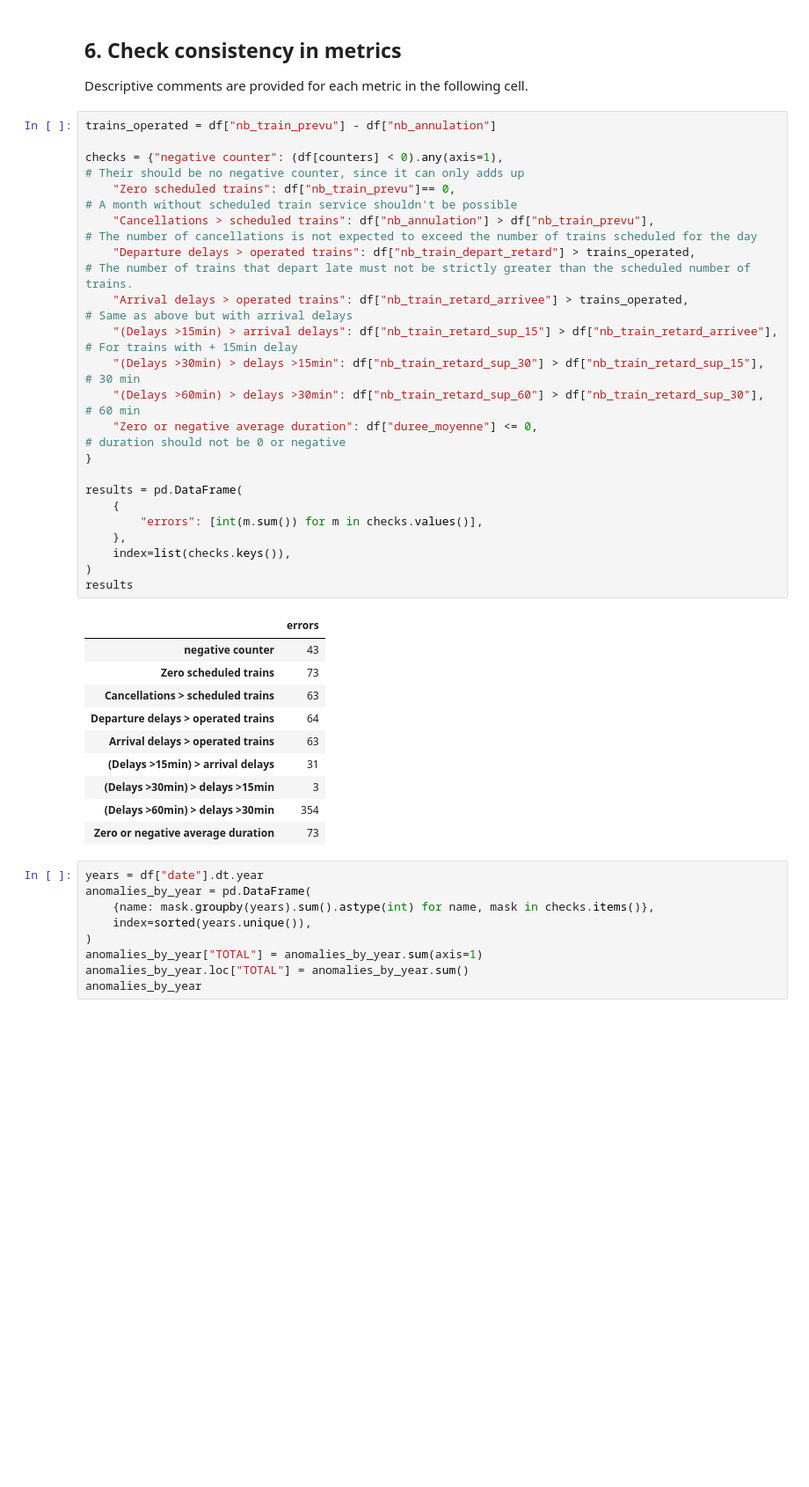
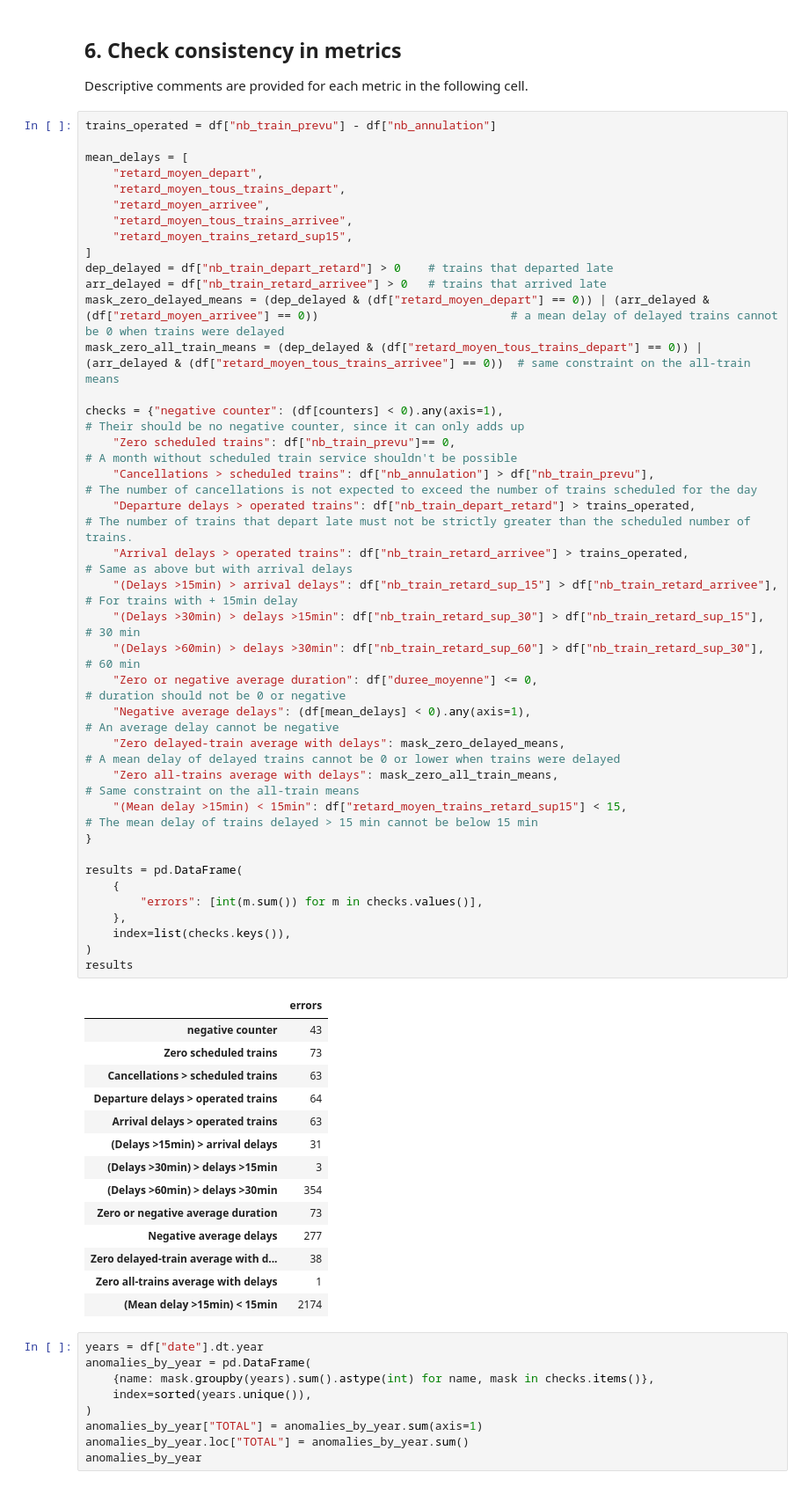
Before and after one commit to FaureArm/IA700_Project, a Jupyter notebook: notebooks/EDA.ipynb, the cells around one changed output. Shown at 88% size. Cells and saved outputs as stored; diff of their text form; blank space fills up the shorter version.

Commit message:
Average delay EDA

```diff
--- a/notebooks/EDA.ipynb
+++ b/notebooks/EDA.ipynb
@@ -271,36 +267,56 @@ Duplicates on date + route: 0
 Descriptive comments are provided for each metric in the following cell.
 # %%
 trains_operated = df["nb_train_prevu"] - df["nb_annulation"]
+
+mean_delays = [
+    "retard_moyen_depart",
+    "retard_moyen_tous_trains_depart",
+    "retard_moyen_arrivee",
+    "retard_moyen_tous_trains_arrivee",
+    "retard_moyen_trains_retard_sup15",
+]
+dep_delayed = df["nb_train_depart_retard"] > 0    # trains that departed late
+arr_delayed = df["nb_train_retard_arrivee"] > 0   # trains that arrived late
+mask_zero_delayed_means = (dep_delayed & (df["retard_moyen_depart"] == 0)) | (arr_delayed & (df["retard_moyen_arrivee"] == 0))                            # a mean delay of delayed trains cannot be 0 when trains were delayed
+mask_zero_all_train_means = (dep_delayed & (df["retard_moyen_tous_trains_depart"] == 0)) | (arr_delayed & (df["retard_moyen_tous_trains_arrivee"] == 0))  # same constraint on the all-train means
 
 checks = {"negative counter": (df[counters] < 0).any(axis=1),                                          # Their should be no negative counter, since it can only adds up
     "Zero scheduled trains": df["nb_train_prevu"]== 0,                                                 # A month without scheduled train service shouldn't be possible
     "Cancellations > scheduled trains": df["nb_annulation"] > df["nb_train_prevu"],                    # The number of cancellations is not expected to exceed the number of trains scheduled for the day
     "Departure delays > operated trains": df["nb_train_depart_retard"] > trains_operated,              # The number of trains that depart late must not be strictly greater than the scheduled number of trains.
     "Arrival delays > operated trains": df["nb_train_retard_arrivee"] > trains_operated,               # Same as above but with arrival delays
     "(Delays >15min) > arrival delays": df["nb_train_retard_sup_15"] > df["nb_train_retard_arrivee"],  # For trains with + 15min delay
     "(Delays >30min) > delays >15min": df["nb_train_retard_sup_30"] > df["nb_train_retard_sup_15"],    # 30 min
     "(Delays >60min) > delays >30min": df["nb_train_retard_sup_60"] > df["nb_train_retard_sup_30"],    # 60 min
     "Zero or negative average duration": df["duree_moyenne"] <= 0,                                     # duration should not be 0 or negative
+    "Negative average delays": (df[mean_delays] < 0).any(axis=1),                                      # An average delay cannot be negative
+    "Zero delayed-train average with delays": mask_zero_delayed_means,                                 # A mean delay of delayed trains cannot be 0 or lower when trains were delayed
+    "Zero all-trains average with delays": mask_zero_all_train_means,                                  # Same constraint on the all-train means
+    "(Mean delay >15min) < 15min": df["retard_moyen_trains_retard_sup15"] < 15,                        # The mean delay of trains delayed > 15 min cannot be below 15 min
 }
 
 results = pd.DataFrame(
     {
         "errors": [int(m.sum()) for m in checks.values()],
     },
     index=list(checks.keys()),
 )
 results
 # %% [output]
 |  | errors |
 | negative counter | 43 |
 | Zero scheduled trains | 73 |
 | Cancellations > scheduled trains | 63 |
 | Departure delays > operated trains | 64 |
 | Arrival delays > operated trains | 63 |
 | (Delays >15min) > arrival delays | 31 |
 | (Delays >30min) > delays >15min | 3 |
 | (Delays >60min) > delays >30min | 354 |
 | Zero or negative average duration | 73 |
+| Negative average delays | 277 |
+| Zero delayed-train average with d... | 38 |
+| Zero all-trains average with delays | 1 |
+| (Mean delay >15min) < 15min | 2174 |
 # %%
 years = df["date"].dt.year
 anomalies_by_year = pd.DataFrame(
```
Also changed, not shown: parts of 11 cells of this notebook.
